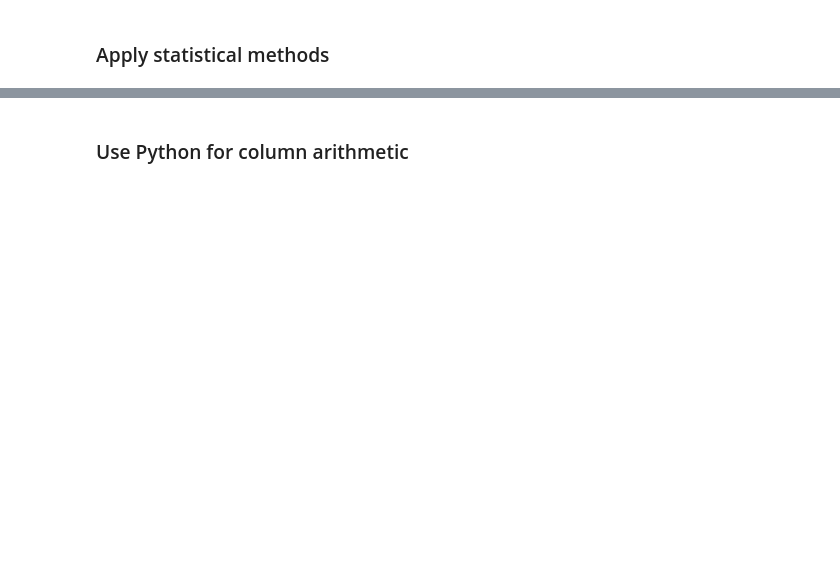
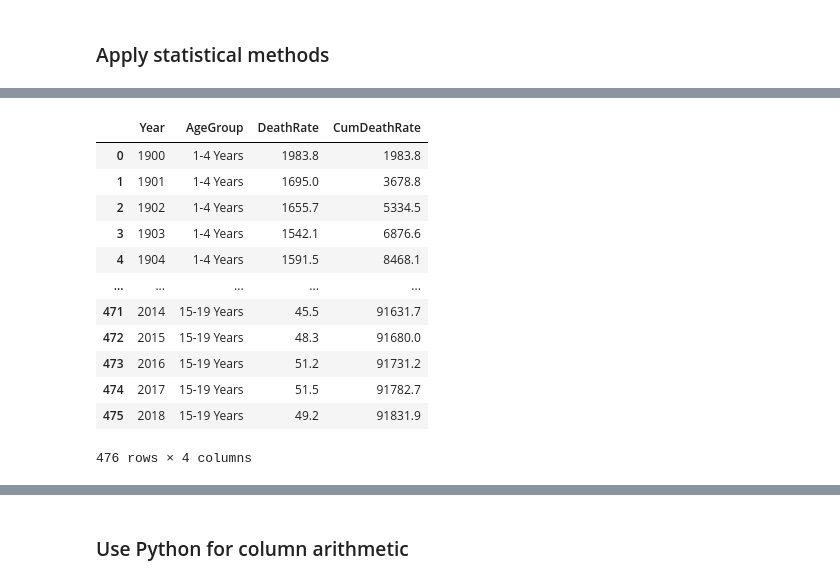
Before and after one commit to hekaplex/2022_03_DSI_WD, a Jupyter notebook: drew.minkin@divergence.one/py/EDA Python Lessons/Pandas/04 Advanced Pandas and Basic Plots.ipynb, the cells around one changed output, grey strips where cells are left out. Saved outputs shown, nothing was run; the diff lists cells and outputs as text; code cells hidden in the pictures; blank space fills up the shorter version.

```diff
--- a/drew.minkin@divergence.one/py/EDA Python Lessons/Pandas/04 Advanced Pandas and Basic Plots.ipynb
+++ b/drew.minkin@divergence.one/py/EDA Python Lessons/Pandas/04 Advanced Pandas and Basic Plots.ipynb
@@ -93,4 +289,19 @@ mort_dist.plot.line(y="quantile", x = "DeathRate")
 # %%
 mortality_data["CumDeathRate"] = mortality_data.DeathRate.cumsum()
+mortality_data
+# %% [output]
+|  | Year | AgeGroup | DeathRate | CumDeathRate |
+| 0 | 1900 | 1-4 Years | 1983.8 | 1983.8 |
+| 1 | 1901 | 1-4 Years | 1695.0 | 3678.8 |
+| 2 | 1902 | 1-4 Years | 1655.7 | 5334.5 |
+| 3 | 1903 | 1-4 Years | 1542.1 | 6876.6 |
+| 4 | 1904 | 1-4 Years | 1591.5 | 8468.1 |
+| ... | ... | ... | ... | ... |
+| 471 | 2014 | 15-19 Years | 45.5 | 91631.7 |
+| 472 | 2015 | 15-19 Years | 48.3 | 91680.0 |
+| 473 | 2016 | 15-19 Years | 51.2 | 91731.2 |
+| 474 | 2017 | 15-19 Years | 51.5 | 91782.7 |
+| 475 | 2018 | 15-19 Years | 49.2 | 91831.9 |
+476 rows × 4 columns
 # %%
 mortality_data.plot.line( y = "CumDeathRate")
```
Also changed, not shown: parts of 41 cells of this notebook, 1 other file.
